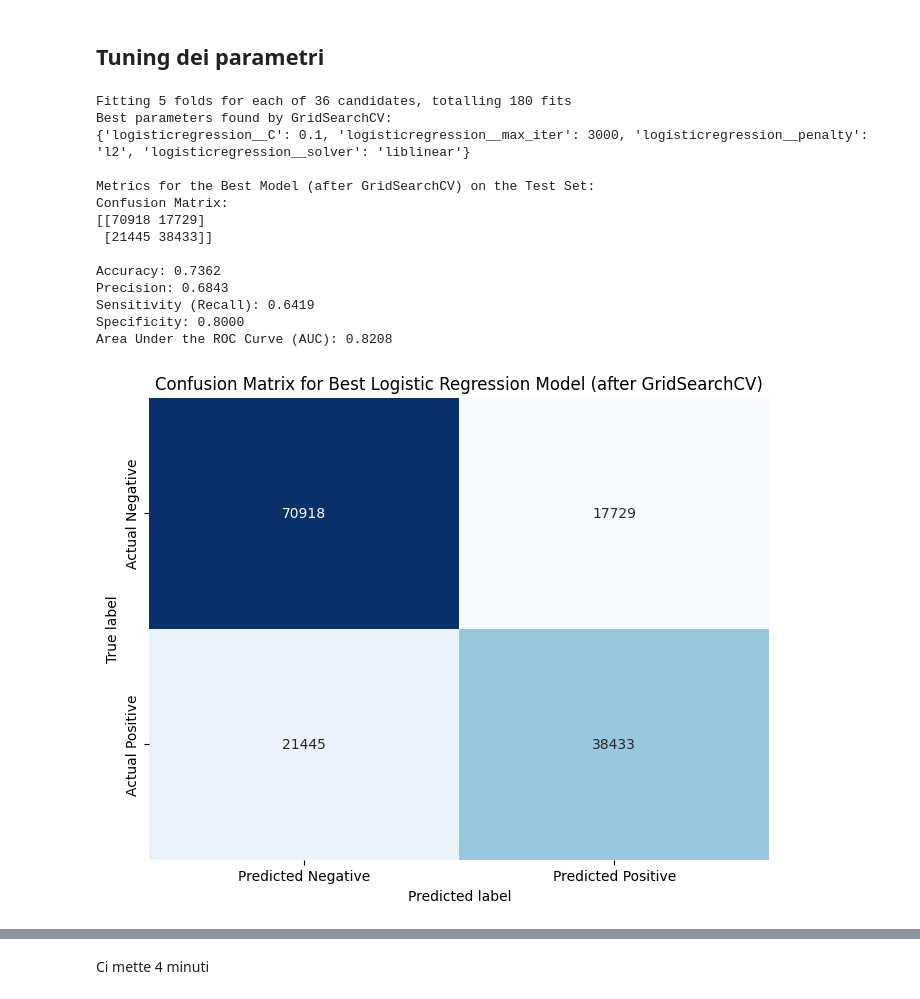
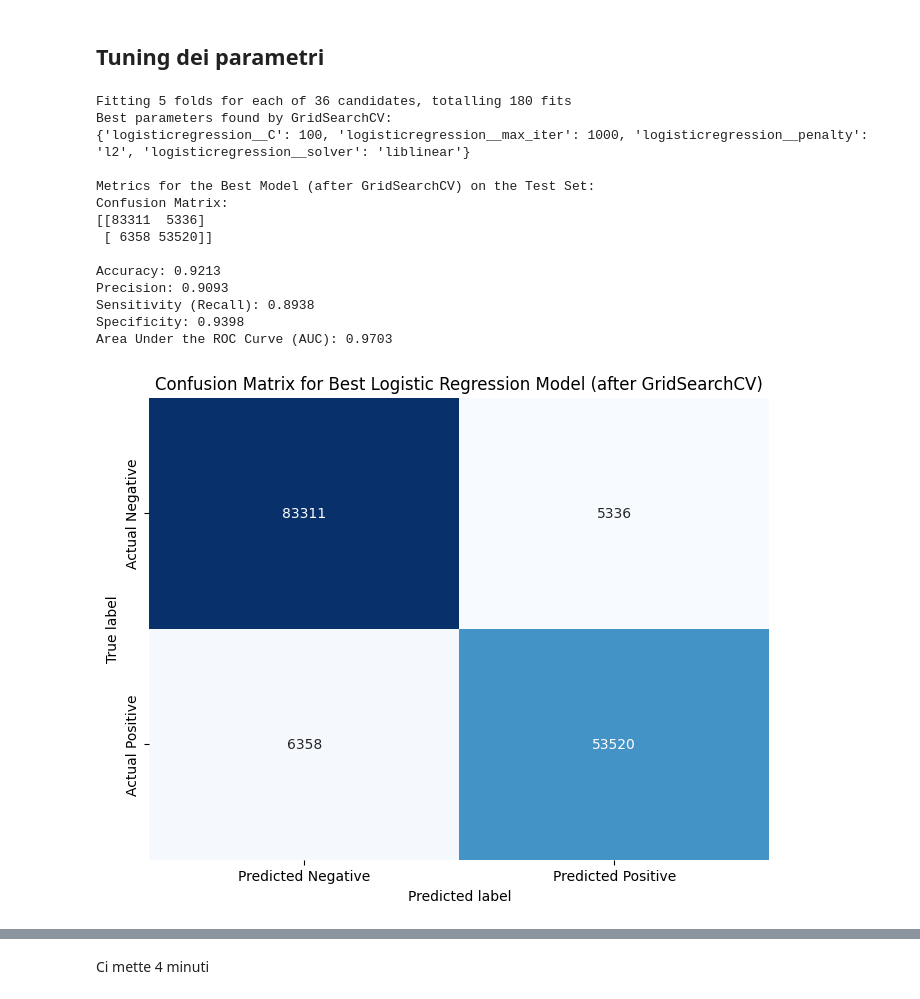
Before and after one commit to TizianoCosta/AML_2425_FinalProject, a Jupyter notebook: notebook/regressione_logistica_3.ipynb, the cells around one changed output, grey strips where cells are left out. Saved outputs shown, nothing was run; the diff lists cells and outputs as text; code cells hidden in the pictures.

```diff
--- a/notebook/regressione_logistica_3.ipynb
+++ b/notebook/regressione_logistica_3.ipynb
@@ -1922,18 +1922,18 @@ import numpy as np
 log_reg_ridge_model = LogisticRegression(penalty='l2', solver='liblinear', C=1.0, random_state=42) # C=1.0 is a common starting point, solver='liblinear' works with l2
 
 # Integrate this model into the pipeline with OneHotEncoding and chosen feature engineering
-# We will use the preprocessing_OH_CH pipeline which performed better in the previous analysis.
+# We will use the preprocessing_OH_QT pipeline which performed better in the previous analysis.
 # Replace the standard LogisticRegression step with the Ridge-regularized one.
-log_reg_ridge_OH_CH_pipeline = make_pipeline(preprocessing_OH_CH, log_reg_ridge_model)
+log_reg_ridge_OH_QT_pipeline = make_pipeline(preprocessing_OH_QT, log_reg_ridge_model)
 
 # Fit the pipeline to the training data
-log_reg_ridge_OH_CH_pipeline.fit(data_train_x, data_train_y)
+log_reg_ridge_OH_QT_pipeline.fit(data_train_x, data_train_y)
 
-print("Ridge-regularized Logistic Regression pipeline fitted using preprocessing_OH_CH.")
+print("Ridge-regularized Logistic Regression pipeline fitted using preprocessing_OH_QT.")
 
-# You can now use log_reg_ridge_OH_CH_pipeline for predictions and evaluation
+# You can now use log_reg_ridge_OH_QT_pipeline for predictions and evaluation
 # Make predictions on the test set
-y_pred_ridge = log_reg_ridge_OH_CH_pipeline.predict(data_test_x)
+y_pred_ridge = log_reg_ridge_OH_QT_pipeline.predict(data_test_x)
 
 # Evaluate the model (using confusion matrix, accuracy, etc. as done previously)
 cm_ridge = confusion_matrix(data_test_y, y_pred_ridge)
@@ -1953,7 +1953,7 @@ print(f"Sensitivity (Recall): {sensitivity_ridge:.4f}")
 print(f"Specificity: {specificity_ridge:.4f}")
 
 # Analyze coefficients (Ridge regularization shrinks coefficients towards zero but doesn't make them exactly zero)
-log_reg_ridge_model_fitted = log_reg_ridge_OH_CH_pipeline.named_steps['logisticregression']
+log_reg_ridge_model_fitted = log_reg_ridge_OH_QT_pipeline.named_steps['logisticregression']
 
 if hasattr(log_reg_ridge_model_fitted, 'coef_'):
     print("\nCoefficients of the Ridge-regularized Logistic Regression Model:")
@@ -1980,7 +1980,7 @@ else:
 
 
 # Plot ROC Curve for Ridge model
-y_prob_ridge = log_reg_ridge_OH_CH_pipeline.predict_proba(data_test_x)[:, 1]
+y_prob_ridge = log_reg_ridge_OH_QT_pipeline.predict_proba(data_test_x)[:, 1]
 fpr_ridge, tpr_ridge, thresholds_ridge = roc_curve(data_test_y, y_prob_ridge)
 roc_auc_ridge = auc(fpr_ridge, tpr_ridge)
 
@@ -2026,7 +2026,7 @@ La lasso regression peggiora le performance
 # %% [markdown]
 ## Tuning dei parametri
 # %%
-# prompt: esegui un'operazione di fine tuning sui parametri di log_reg_OH_CH
+# prompt: esegui un'operazione di fine tuning sui parametri di log_reg_OH_QT
 
 import matplotlib.pyplot as plt
 from sklearn.model_selection import GridSearchCV
@@ -2042,13 +2042,13 @@ param_grid = {
 }
 
 # Create a GridSearchCV object
-# estimator: Your pipeline (log_reg_OH_CH)
+# estimator: Your pipeline (log_reg_OH_QT)
 # param_grid: The dictionary of parameters to tune
 # cv: Number of cross-validation folds (e.g., 5 or 10)
 # scoring: The metric to optimize (e.g., 'accuracy', 'precision', 'recall', 'f1', 'roc_auc')
 # n_jobs: Number of CPU cores to use (-1 means all available cores)
 # verbose: Controls the verbosity: higher values mean more output during the process.
-grid_search = GridSearchCV(estimator=log_reg_OH_CH,
+grid_search = GridSearchCV(estimator=log_reg_OH_QT,
                            param_grid=param_grid,
                            cv=5, # Using 5 folds for cross-validation
                            scoring='roc_auc', # Optimizing for AUC, as it considers the trade-off between sensitivity and specificity
@@ -2064,11 +2064,11 @@ print("Best parameters found by GridSearchCV:")
 print(grid_search.best_params_)
 
 # Get the best estimator (the pipeline with the best parameters)
-best_log_reg_OH_CH = grid_search.best_estimator_
+best_log_reg_OH_QT = grid_search.best_estimator_
 
 # Evaluate the best model on the test set
-y_pred_best = best_log_reg_OH_CH.predict(data_test_x)
-y_prob_best = best_log_reg_OH_CH.predict_proba(data_test_x)[:, 1]
+y_pred_best = best_log_reg_OH_QT.predict(data_test_x)
+y_prob_best = best_log_reg_OH_QT.predict_proba(data_test_x)[:, 1]
 
 # Calculate and print metrics for the best model on the test set
 cm_best = confusion_matrix(data_test_y, y_pred_best)
@@ -2092,39 +2092,39 @@ print(f"Area Under the ROC Curve (AUC): {roc_auc_best:.4f}")
 
 # Optional: Plot Confusion Matrix and ROC Curve for the best model
 plt.figure(figsize=(8, 6))
 sns.heatmap(cm_best, annot=True, fmt="d", cmap="Blues", cbar=False,
             xticklabels=['Predicted Negative', 'Predicted Positive'],
             yticklabels=['Actual Negative', 'Actual Positive'])
 plt.xlabel('Predicted label')
 plt.ylabel('True label')
 plt.title('Confusion Matrix for Best Logistic Regression Model (after GridSearchCV)')
 plt.show()
 
 fpr_best, tpr_best, thresholds_best = roc_curve(data_test_y, y_prob_best)
 plt.figure(figsize=(8, 6))
 plt.plot(fpr_best, tpr_best, color='darkorange', lw=2, label=f'ROC curve (AUC = {roc_auc_best:.2f})')
 plt.plot([0, 1], [0, 1], color='navy', lw=2, linestyle='--', label='Random Guessing')
 plt.xlim([0.0, 1.0])
 plt.ylim([0.0, 1.05])
 plt.xlabel('False Positive Rate')
 plt.ylabel('True Positive Rate')
 plt.title('Receiver Operating Characteristic (ROC) Curve for Best Logistic Regression Model')
 plt.legend(loc="lower right")
 plt.grid(True)
 plt.show()
 # %% [output]
 Fitting 5 folds for each of 36 candidates, totalling 180 fits
 Best parameters found by GridSearchCV:
-{'logisticregression__C': 0.1, 'logisticregression__max_iter': 3000, 'logisticregression__penalty': 'l2', 'logisticregression__solver': 'liblinear'}
+{'logisticregression__C': 100, 'logisticregression__max_iter': 1000, 'logisticregression__penalty': 'l2', 'logisticregression__solver': 'liblinear'}
 
 Metrics for the Best Model (after GridSearchCV) on the Test Set:
 Confusion Matrix:
-[[70918 17729]
- [21445 38433]]
+[[83311  5336]
+ [ 6358 53520]]
 
-Accuracy: 0.7362
-Precision: 0.6843
-Sensitivity (Recall): 0.6419
-Specificity: 0.8000
-Area Under the ROC Curve (AUC): 0.8208
+Accuracy: 0.9213
+Precision: 0.9093
+Sensitivity (Recall): 0.8938
+Specificity: 0.9398
+Area Under the ROC Curve (AUC): 0.9703
-[figure, old version]
+[figure, new version]
```
Also changed, not shown: parts of 11 cells of this notebook.
